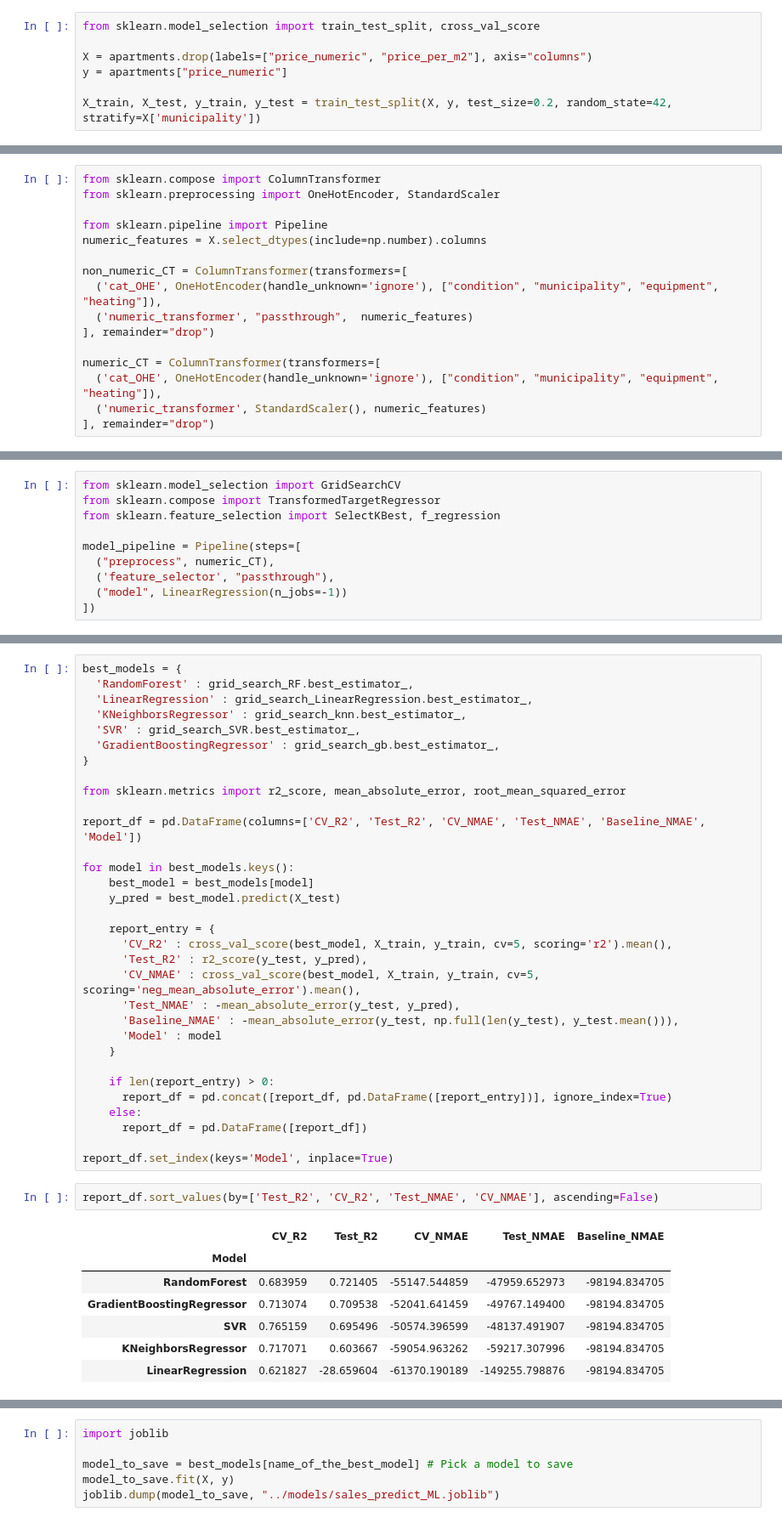
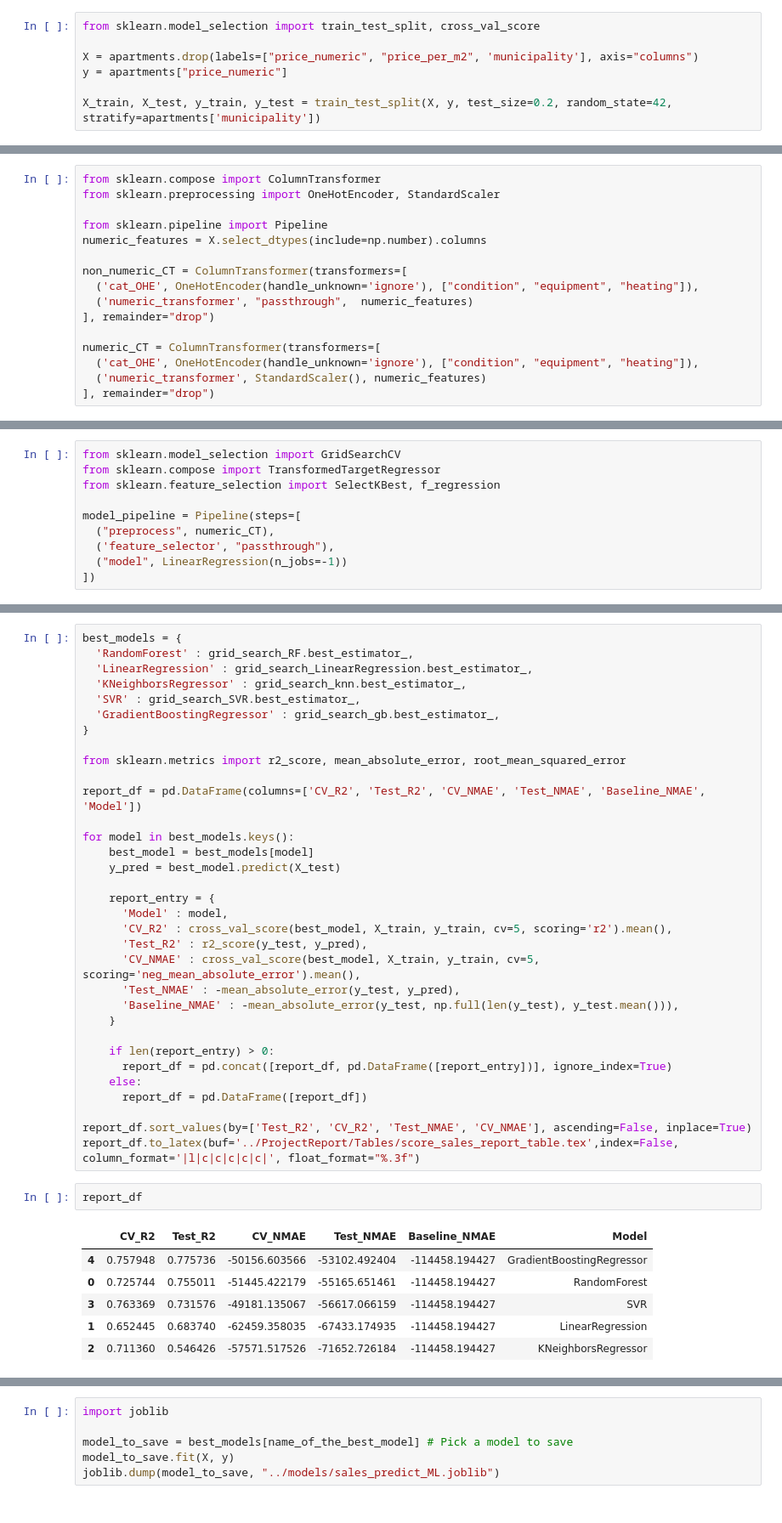
Before and after one commit to EmreArapcicUevak/EE418-Introduction-to-Machine-Learning-Project, a Jupyter notebook: notebooks/sales_ML.ipynb, the cells around one changed output, grey strips where cells are left out. Shown at 85% size. Cells and saved outputs as stored; diff of their text form.

```diff
--- a/notebooks/sales_ML.ipynb
+++ b/notebooks/sales_ML.ipynb
@@ -32,10 +37,10 @@ memory usage: 138.8+ KB
 # %%
 from sklearn.model_selection import train_test_split, cross_val_score
 
-X = apartments.drop(labels=["price_numeric", "price_per_m2"], axis="columns")
+X = apartments.drop(labels=["price_numeric", "price_per_m2", 'municipality'], axis="columns")
 y = apartments["price_numeric"]
 
-X_train, X_test, y_train, y_test = train_test_split(X, y, test_size=0.2, random_state=42, stratify=X['municipality'])
+X_train, X_test, y_train, y_test = train_test_split(X, y, test_size=0.2, random_state=42, stratify=apartments['municipality'])
 # %% [markdown]
 ---
 ## Quickly testing out different models
@@ -47,12 +52,12 @@ from sklearn.pipeline import Pipeline
 numeric_features = X.select_dtypes(include=np.number).columns
 
 non_numeric_CT = ColumnTransformer(transformers=[
-  ('cat_OHE', OneHotEncoder(handle_unknown='ignore'), ["condition", "municipality", "equipment", "heating"]),
+  ('cat_OHE', OneHotEncoder(handle_unknown='ignore'), ["condition", "equipment", "heating"]),
   ('numeric_transformer', "passthrough",  numeric_features)
 ], remainder="drop")
 
 numeric_CT = ColumnTransformer(transformers=[
-  ('cat_OHE', OneHotEncoder(handle_unknown='ignore'), ["condition", "municipality", "equipment", "heating"]),
+  ('cat_OHE', OneHotEncoder(handle_unknown='ignore'), ["condition", "equipment", "heating"]),
   ('numeric_transformer', StandardScaler(), numeric_features)
 ], remainder="drop")
 # %%
@@ -433,12 +441,12 @@ for model in best_models.keys():
     y_pred = best_model.predict(X_test)
 
     report_entry = {
+      'Model' : model,
       'CV_R2' : cross_val_score(best_model, X_train, y_train, cv=5, scoring='r2').mean(),
       'Test_R2' : r2_score(y_test, y_pred),
       'CV_NMAE' : cross_val_score(best_model, X_train, y_train, cv=5, scoring='neg_mean_absolute_error').mean(),
       'Test_NMAE' : -mean_absolute_error(y_test, y_pred),
       'Baseline_NMAE' : -mean_absolute_error(y_test, np.full(len(y_test), y_test.mean())),
-      'Model' : model
     }
 
     if len(report_entry) > 0:
@@ -446,15 +454,15 @@ for model in best_models.keys():
     else:
       report_df = pd.DataFrame([report_df])
 
-report_df.set_index(keys='Model', inplace=True)
+report_df.sort_values(by=['Test_R2', 'CV_R2', 'Test_NMAE', 'CV_NMAE'], ascending=False, inplace=True)
+report_df.to_latex(buf='../ProjectReport/Tables/score_sales_report_table.tex',index=False, column_format='|l|c|c|c|c|c|', float_format="%.3f")
 # %%
-report_df.sort_values(by=['Test_R2', 'CV_R2', 'Test_NMAE', 'CV_NMAE'], ascending=False)
+report_df
 # %% [output]
-|  | CV_R2 | Test_R2 | CV_NMAE | Test_NMAE | Baseline_NMAE |
-| Model |  |  |  |  |  |
-| RandomForest | 0.683959 | 0.721405 | -55147.544859 | -47959.652973 | -98194.834705 |
-| GradientBoostingRegressor | 0.713074 | 0.709538 | -52041.641459 | -49767.149400 | -98194.834705 |
-| SVR | 0.765159 | 0.695496 | -50574.396599 | -48137.491907 | -98194.834705 |
-| KNeighborsRegressor | 0.717071 | 0.603667 | -59054.963262 | -59217.307996 | -98194.834705 |
-| LinearRegression | 0.621827 | -28.659604 | -61370.190189 | -149255.798876 | -98194.834705 |
+|  | CV_R2 | Test_R2 | CV_NMAE | Test_NMAE | Baseline_NMAE | Model |
+| 4 | 0.757948 | 0.775736 | -50156.603566 | -53102.492404 | -114458.194427 | GradientBoostingRegressor |
+| 0 | 0.725744 | 0.755011 | -51445.422179 | -55165.651461 | -114458.194427 | RandomForest |
+| 3 | 0.763369 | 0.731576 | -49181.135067 | -56617.066159 | -114458.194427 | SVR |
+| 1 | 0.652445 | 0.683740 | -62459.358035 | -67433.174935 | -114458.194427 | LinearRegression |
+| 2 | 0.711360 | 0.546426 | -57571.517526 | -71652.726184 | -114458.194427 | KNeighborsRegressor |
 # %%
```
Also changed, not shown: parts of 17 cells of this notebook, 3 other files.
